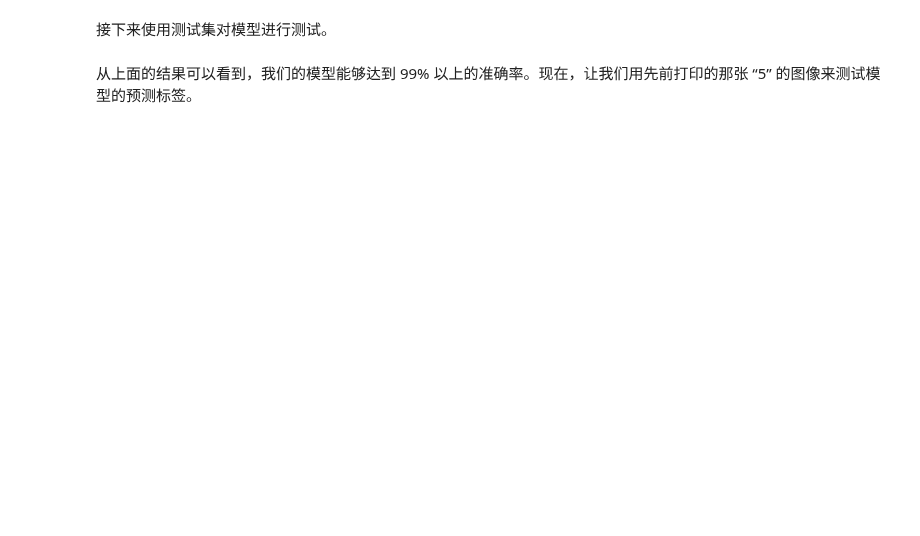
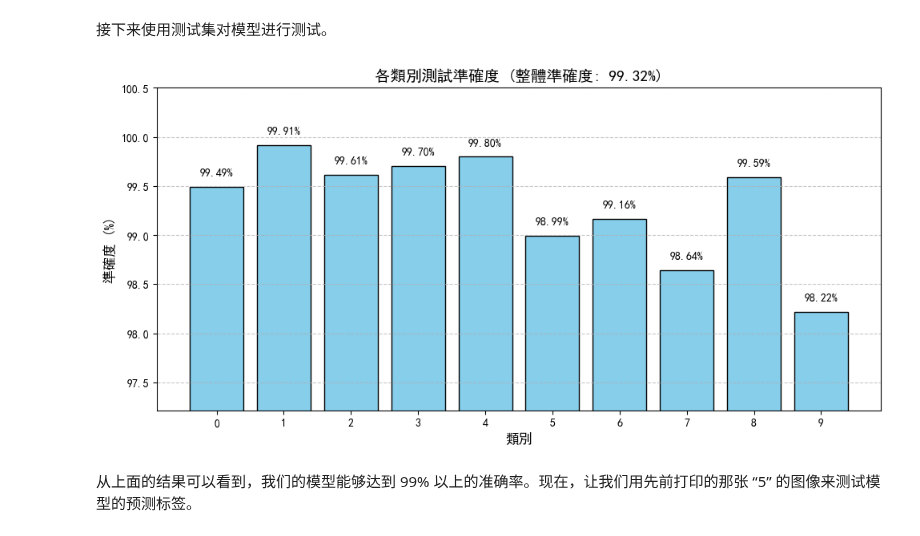
Before and after one commit to pokai-huang0828/UTS_workspace, a Jupyter notebook: Cybersecurity Analytics and Insights/A3/Train a deep learning classifier-1_translated.ipynb, the cells around one changed output. Cells and saved outputs as stored; diff of their text form; code cells hidden in the pictures; blank space fills up the shorter version.

```diff
--- a/Cybersecurity Analytics and Insights/A3/Train a deep learning classifier-1_translated.ipynb
+++ b/Cybersecurity Analytics and Insights/A3/Train a deep learning classifier-1_translated.ipynb
@@ -227,3 +253,56 @@ for num in range(0, 10):
+# %%
+# Evaluate the Model
+# 1. 切換模式並關閉梯度計算（節省記憶體與時間）
+# 在評估模型時，我們需要將模型切換到評估模式，這樣會關閉一些特定於訓練的功能（如Dropout和BatchNorm）。同時，我們使用torch.no_grad()上下文管理器來關閉梯度計算，這樣可以節省內存並加快計算速度，因為在評估階段我們不需要更新模型的權重。
+import matplotlib.pyplot as plt
+
+# 1. 記錄整體準確度與各別準確度到 TensorBoard
+overall_acc = 100 * sum(class_correct) / sum(class_total)
+writer.add_scalar("Test/Overall_Accuracy", overall_acc)
+
+for i in range(10):
+    if class_total[i] > 0:
+        acc = 100 * class_correct[i] / class_total[i]
+        writer.add_scalar(f"Test_Class_Accuracy/Class_{i}", acc)
+
+# 2. 準備繪圖數據
+class_names = [str(i) for i in range(10)]
+accuracies = [
+    100 * class_correct[i] / class_total[i] if class_total[i] > 0 else 0
+    for i in range(10)
+]
+
+# 3. 繪製長條圖 (視覺化優化)
+# 設定字體和標籤避免中文亂碼 (加入微軟正黑體備用)
+plt.rcParams["font.sans-serif"] = ["SimHei", "Microsoft JhengHei"]
+plt.rcParams["axes.unicode_minus"] = False
+
+# 先創建畫布和長條圖！
+plt.figure(figsize=(10, 5))
+# 加入顏色與邊框讓圖表更專業
+bars = plt.bar(class_names, accuracies, color='skyblue', edgecolor='black')
+
+# 畫完柱子後，才在每個 bar 上顯示數值
+for i, acc in enumerate(accuracies):
+    # 稍微調整高度 (+0.1) 讓數字浮在柱子正上方
+    plt.text(i, acc + 0.1, f"{acc:.2f}%", ha="center", va="bottom", fontsize=10)
+
+# 美化標籤與標題 (把整體準確度也放進標題)
+plt.xlabel("類別", fontsize=12)
+plt.ylabel("準確度 (%)", fontsize=12)
+plt.title(f"各類別測試準確度 (整體準確度: {overall_acc:.2f}%)", fontsize=14)
+
+# 優化點：動態調整 Y 軸，讓 98%~100% 的差距更明顯
+min_acc = min([a for a in accuracies if a > 0]) # 找出有分數的最低分
+plt.ylim(max(0, min_acc - 1), 100.5)
+
+# 加入背景水平格線，方便對齊看數據
+plt.grid(axis='y', linestyle='--', alpha=0.7)
+plt.tight_layout() # 自動調整邊界，避免標籤被切掉
+
+plt.show()
+# %% [output]
+[figure, added]
 # %% [markdown]
 <p>从上面的结果可以看到，我们的模型能够达到 99% 以上的准确率。现在，让我们用先前打印的那张 “5” 的图像来测试模型的预测标签。</p>
 # %%
```
Also changed, not shown: parts of 15 cells of this notebook, 12 other files.
